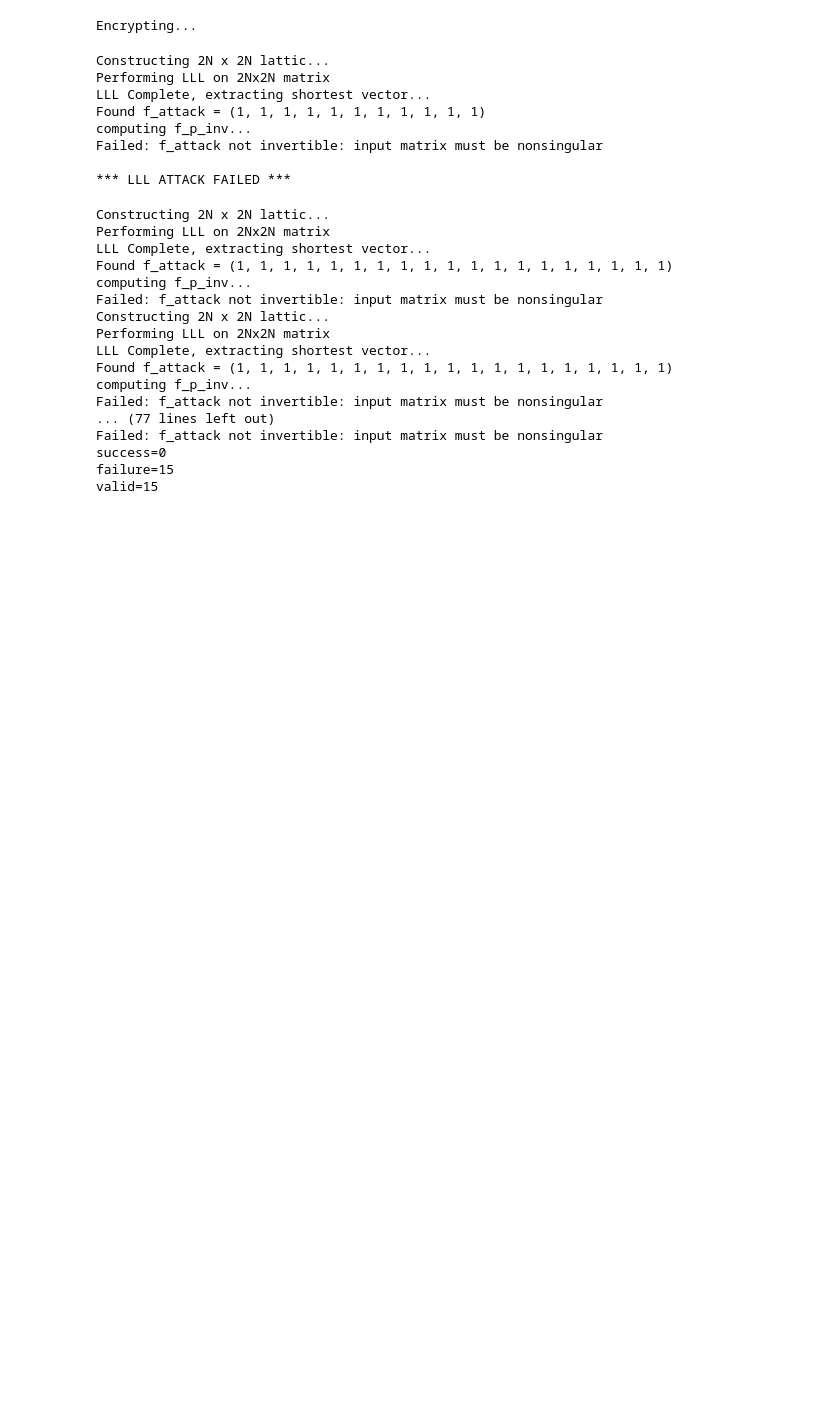
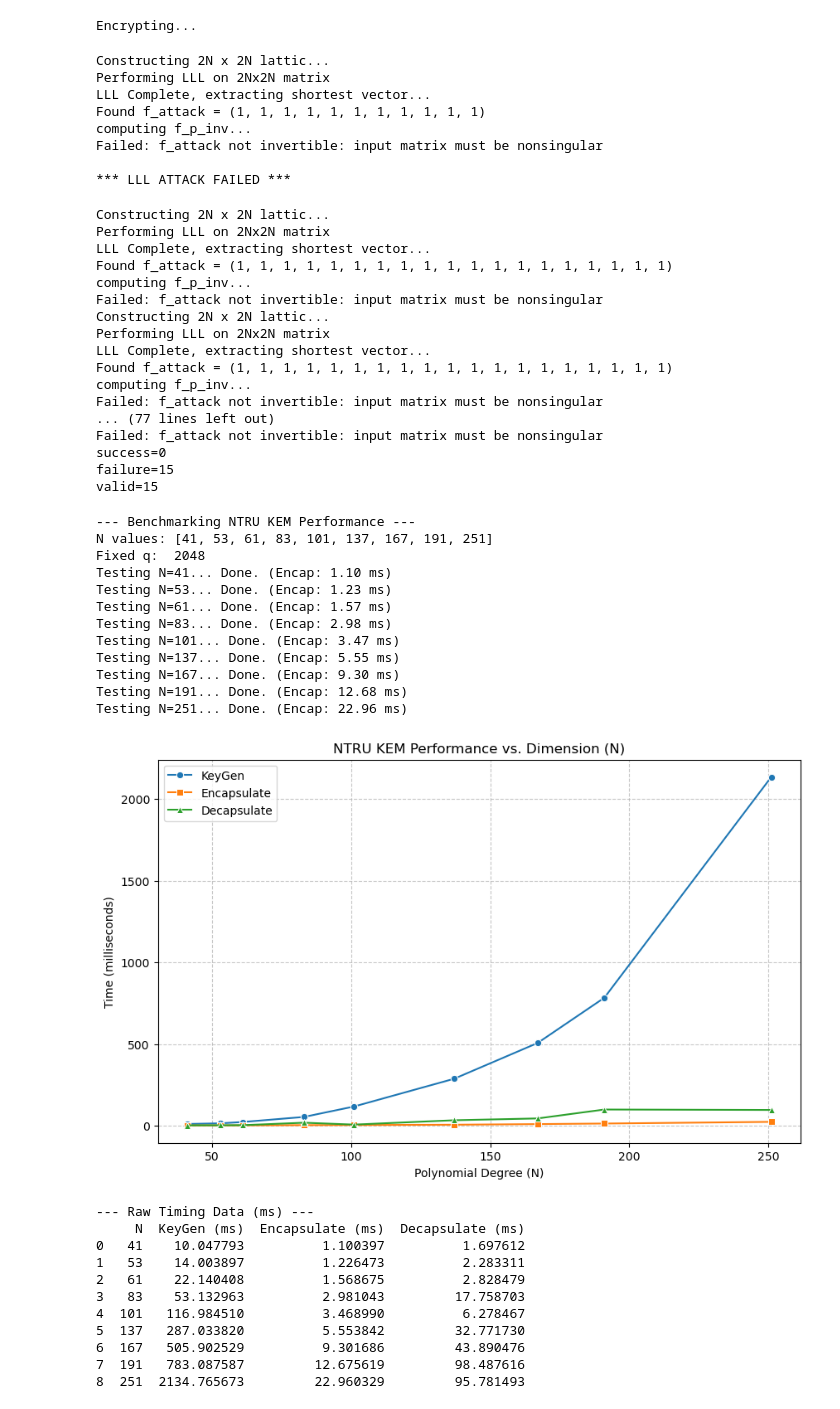
Before and after one commit to CyberShanks/NTRU_cryptosystem, a Jupyter notebook: NTRU.ipynb, the cells around one changed output. Cells and saved outputs as stored; diff of their text form; code cells hidden in the pictures; blank space fills up the shorter version.

Commit message:
Added Visualizations

```diff
--- a/NTRU.ipynb
+++ b/NTRU.ipynb
@@ -439,0 +549,54 @@ valid=15
+# %%
+# ==========================================
+# RUN & PLOT
+# ==========================================
+
+# Use Primes or odd numbers.
+# We can test larger N now because we aren't doing the slow LLL attack!
+N_range = [41, 53, 61, 83, 101, 137, 167, 191, 251]
+
+df_timing = run_ntru_kem_timing(N_range, q_fixed=2048, trials=10)
+
+if not df_timing.empty:
+    plt.figure(figsize=(10, 6))
+
+    # Plot 3 lines
+    sns.lineplot(data=df_timing, x='N', y='KeyGen (ms)', marker='o', label='KeyGen')
+    sns.lineplot(data=df_timing, x='N', y='Encapsulate (ms)', marker='s', label='Encapsulate')
+    sns.lineplot(data=df_timing, x='N', y='Decapsulate (ms)', marker='^', label='Decapsulate')
+
+    plt.title('NTRU KEM Performance vs. Dimension (N)')
+    plt.xlabel('Polynomial Degree (N)')
+    plt.ylabel('Time (milliseconds)')
+    plt.grid(True, linestyle='--', alpha=0.7)
+    plt.legend()
+
+    plt.show()
+
+    print("\n--- Raw Timing Data (ms) ---")
+    print(df_timing)
+# %% [output]
+--- Benchmarking NTRU KEM Performance ---
+N values: [41, 53, 61, 83, 101, 137, 167, 191, 251]
+Fixed q:  2048
+Testing N=41... Done. (Encap: 1.10 ms)
+Testing N=53... Done. (Encap: 1.23 ms)
+Testing N=61... Done. (Encap: 1.57 ms)
+Testing N=83... Done. (Encap: 2.98 ms)
+Testing N=101... Done. (Encap: 3.47 ms)
+Testing N=137... Done. (Encap: 5.55 ms)
+Testing N=167... Done. (Encap: 9.30 ms)
+Testing N=191... Done. (Encap: 12.68 ms)
+Testing N=251... Done. (Encap: 22.96 ms)
+[figure, added]
+--- Raw Timing Data (ms) ---
+     N  KeyGen (ms)  Encapsulate (ms)  Decapsulate (ms)
+0   41    10.047793          1.100397          1.697612
+1   53    14.003897          1.226473          2.283311
+2   61    22.140408          1.568675          2.828479
+3   83    53.132963          2.981043         17.758703
+4  101   116.984510          3.468990          6.278467
+5  137   287.033820          5.553842         32.771730
+6  167   505.902529          9.301686         43.890476
+7  191   783.087587         12.675619         98.487616
+8  251  2134.765673         22.960329         95.781493
```
Also changed, not shown: parts of 5 cells of this notebook.
